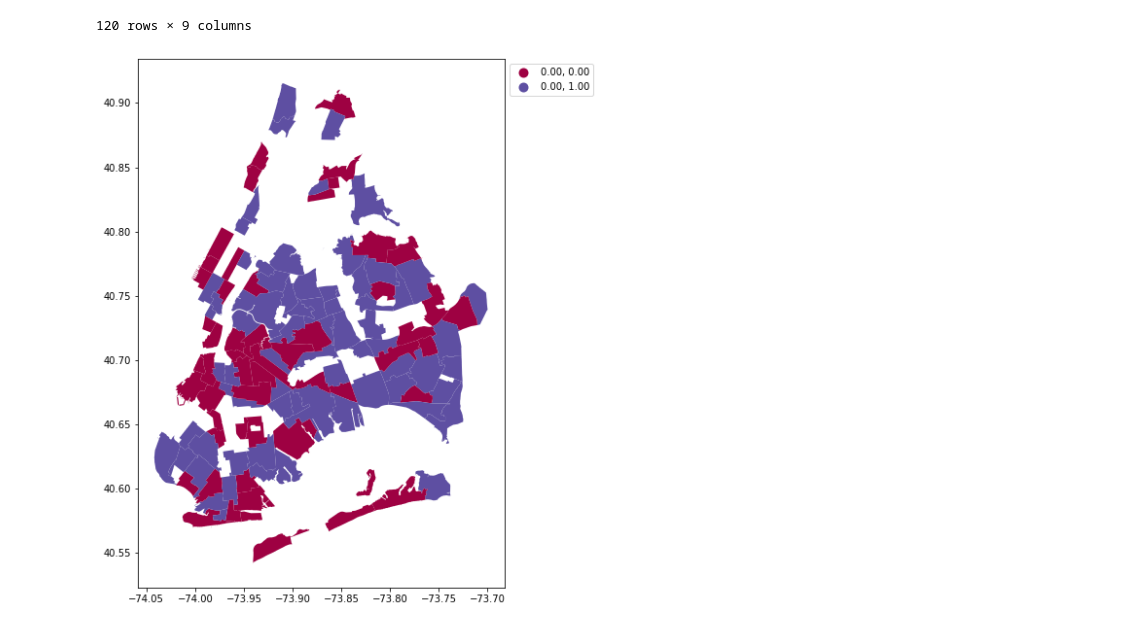
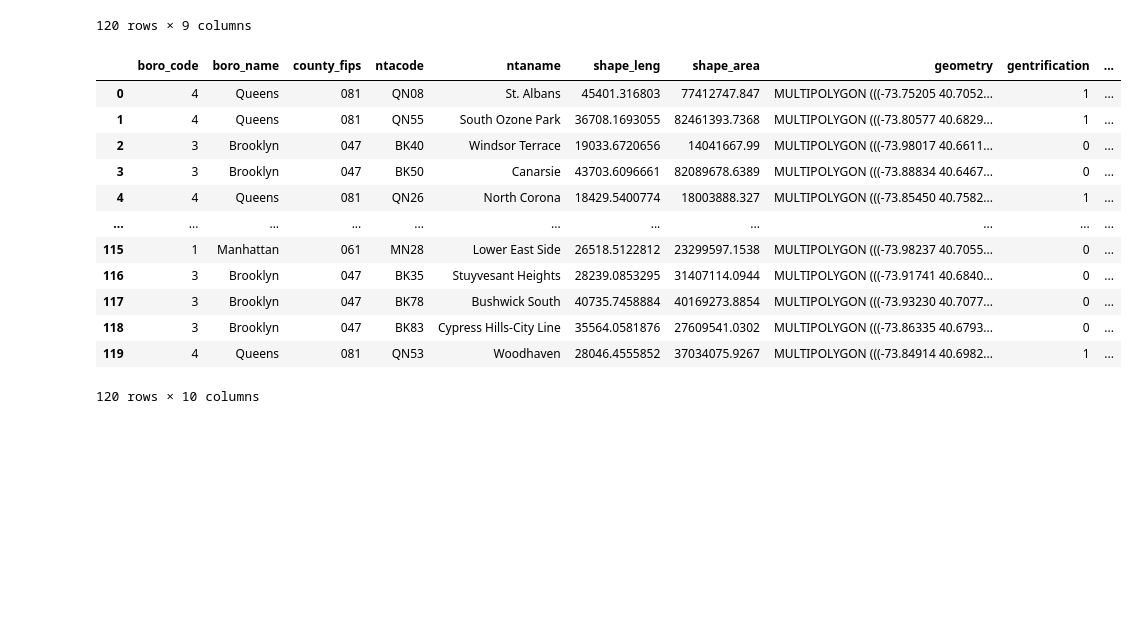
Before and after one commit to emj1020/applied_data_science_final_project, a Jupyter notebook: Scripts/ADS Clustering.ipynb, the cells around one changed output. Saved outputs shown, nothing was run; the diff lists cells and outputs as text; code cells hidden in the pictures; blank space fills up the shorter version.

```diff
--- a/Scripts/ADS Clustering.ipynb
+++ b/Scripts/ADS Clustering.ipynb
@@ -212,13 +212,22 @@ gen
 | 118 | 3 | Brooklyn | 047 | BK83 | Cypress Hills-City Line | 35564.0581876 | 27609541.0302 | MULTIPOLYGON (((-73.86335 40.6793... | 0 |
 | 119 | 4 | Queens | 081 | QN53 | Woodhaven | 28046.4555852 | 37034075.9267 | MULTIPOLYGON (((-73.84914 40.6982... | 1 |
 120 rows × 9 columns
-# %%
-gen.plot(column = 'gentrification', k=10, scheme='Quantiles',
-         cmap='Spectral', markersize=0.01, figsize=(10,10), legend=True,
-         missing_kwds={"color": "lightgrey", "edgecolor": "blue",
-                       "hatch": "///", "label": "Missing values"},
-         legend_kwds={'bbox_to_anchor': (1, 1), 'loc': 'upper left'})
-
-plt.show()
-# %% [output]
-[figure, removed]
+# %%
+mapping = {0: 'Will not gentrify', 1: 'Will gentrify'}
+gen['gen'] = gen['gentrification'].map(mapping)
+# %%
+gen
+# %% [output]
+|  | boro_code | boro_name | county_fips | ntacode | ntaname | shape_leng | shape_area | geometry | gentrification | ... |
+| 0 | 4 | Queens | 081 | QN08 | St. Albans | 45401.316803 | 77412747.847 | MULTIPOLYGON (((-73.75205 40.7052... | 1 | ... |
+| 1 | 4 | Queens | 081 | QN55 | South Ozone Park | 36708.1693055 | 82461393.7368 | MULTIPOLYGON (((-73.80577 40.6829... | 1 | ... |
+| 2 | 3 | Brooklyn | 047 | BK40 | Windsor Terrace | 19033.6720656 | 14041667.99 | MULTIPOLYGON (((-73.98017 40.6611... | 0 | ... |
+| 3 | 3 | Brooklyn | 047 | BK50 | Canarsie | 43703.6096661 | 82089678.6389 | MULTIPOLYGON (((-73.88834 40.6467... | 0 | ... |
+| 4 | 4 | Queens | 081 | QN26 | North Corona | 18429.5400774 | 18003888.327 | MULTIPOLYGON (((-73.85450 40.7582... | 1 | ... |
+| ... | ... | ... | ... | ... | ... | ... | ... | ... | ... | ... |
+| 115 | 1 | Manhattan | 061 | MN28 | Lower East Side | 26518.5122812 | 23299597.1538 | MULTIPOLYGON (((-73.98237 40.7055... | 0 | ... |
+| 116 | 3 | Brooklyn | 047 | BK35 | Stuyvesant Heights | 28239.0853295 | 31407114.0944 | MULTIPOLYGON (((-73.91741 40.6840... | 0 | ... |
+| 117 | 3 | Brooklyn | 047 | BK78 | Bushwick South | 40735.7458884 | 40169273.8854 | MULTIPOLYGON (((-73.93230 40.7077... | 0 | ... |
+| 118 | 3 | Brooklyn | 047 | BK83 | Cypress Hills-City Line | 35564.0581876 | 27609541.0302 | MULTIPOLYGON (((-73.86335 40.6793... | 0 | ... |
+| 119 | 4 | Queens | 081 | QN53 | Woodhaven | 28046.4555852 | 37034075.9267 | MULTIPOLYGON (((-73.84914 40.6982... | 1 | ... |
+120 rows × 10 columns
```
Also changed, not shown: parts of 2 cells of this notebook.
